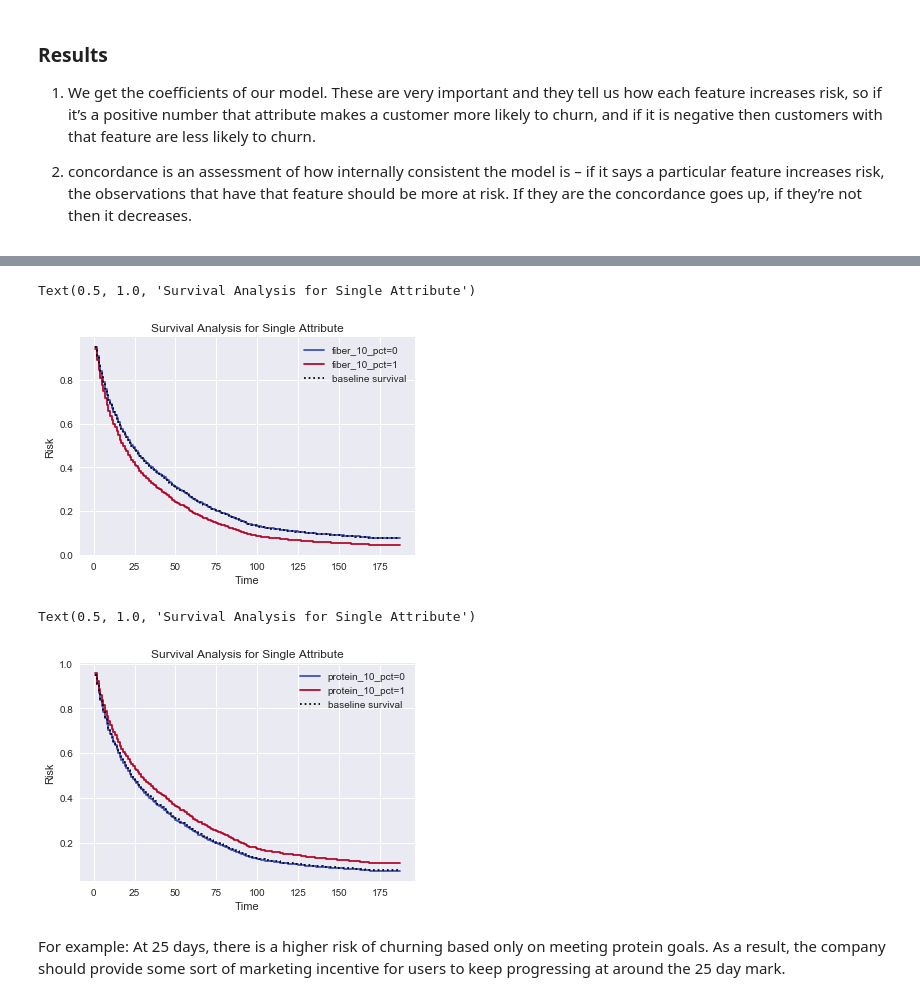
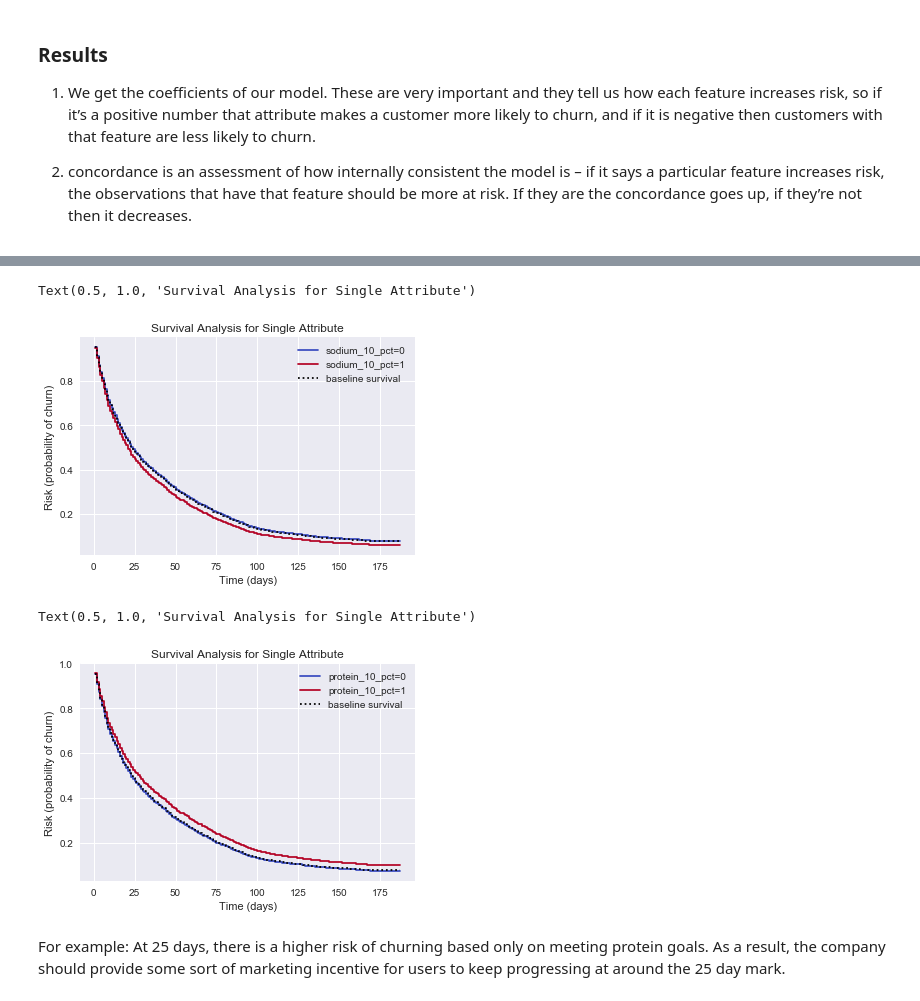
Before and after one commit to rokaandy/mfp-nutrition-survival-analysis, a Jupyter notebook: nutrition.ipynb, the cells around one changed output, grey strips where cells are left out. Saved outputs shown, nothing was run; the diff lists cells and outputs as text; code cells hidden in the pictures.

```diff
--- a/nutrition.ipynb
+++ b/nutrition.ipynb
@@ -466,0 +456,4 @@ Log-likelihood ratio test = 1673.61 on 8 df, -log2(p)=inf
+# %%
+cph_train.drop(['carbs_10_pct'], axis=1, inplace=True)
+
+cph_train.head()
@@ -466,0 +484,4 @@ Log-likelihood ratio test = 1673.61 on 8 df, -log2(p)=inf
+# %%
+cph_train.drop(['fiber_10_pct'], axis=1, inplace=True)
+
+cph_train.head()
@@ -466,0 +523,4 @@ Log-likelihood ratio test = 1673.61 on 8 df, -log2(p)=inf
+# %%
+cph_train.drop(['sugar_10_pct'], axis=1, inplace=True)
+
+cph_train.head()
@@ -466,0 +535,4 @@ Log-likelihood ratio test = 1673.61 on 8 df, -log2(p)=inf
+# %%
+cph = CoxPHFitter().fit(cph_train, 'days', 'churn_5days')
+
+cph.print_summary()
@@ -479,19 +569,19 @@ cph.plot()
 # %%
-cph.plot_covariate_groups('fiber_10_pct', [0, 1], cmap='coolwarm')
-plt.xlabel('Time')
-plt.ylabel('Risk')
+cph.plot_covariate_groups('sodium_10_pct', [0, 1], cmap='coolwarm')
+plt.xlabel('Time (days)')
+plt.ylabel('Risk (probability of churn)')
 plt.title('Survival Analysis for Single Attribute')
 # %% [output]
 Text(0.5, 1.0, 'Survival Analysis for Single Attribute')
-[figure, old version]
+[figure, new version]
 # %%
 cph.plot_covariate_groups('protein_10_pct', [0, 1], cmap='coolwarm')
-plt.xlabel('Time')
-plt.ylabel('Risk')
+plt.xlabel('Time (days)')
+plt.ylabel('Risk (probability of churn)')
 plt.title('Survival Analysis for Single Attribute')
 # %% [output]
 Text(0.5, 1.0, 'Survival Analysis for Single Attribute')
-[figure, old version]
+[figure, new version]
 # %% [markdown]
 For example: At 25 days, there is a higher risk of churning based only on meeting protein goals. As a result, the company should provide some sort of marketing incentive for users to keep progressing at around the 25 day mark.
 # %%
```
Also changed, not shown: parts of 42 cells of this notebook, 1 other file.
